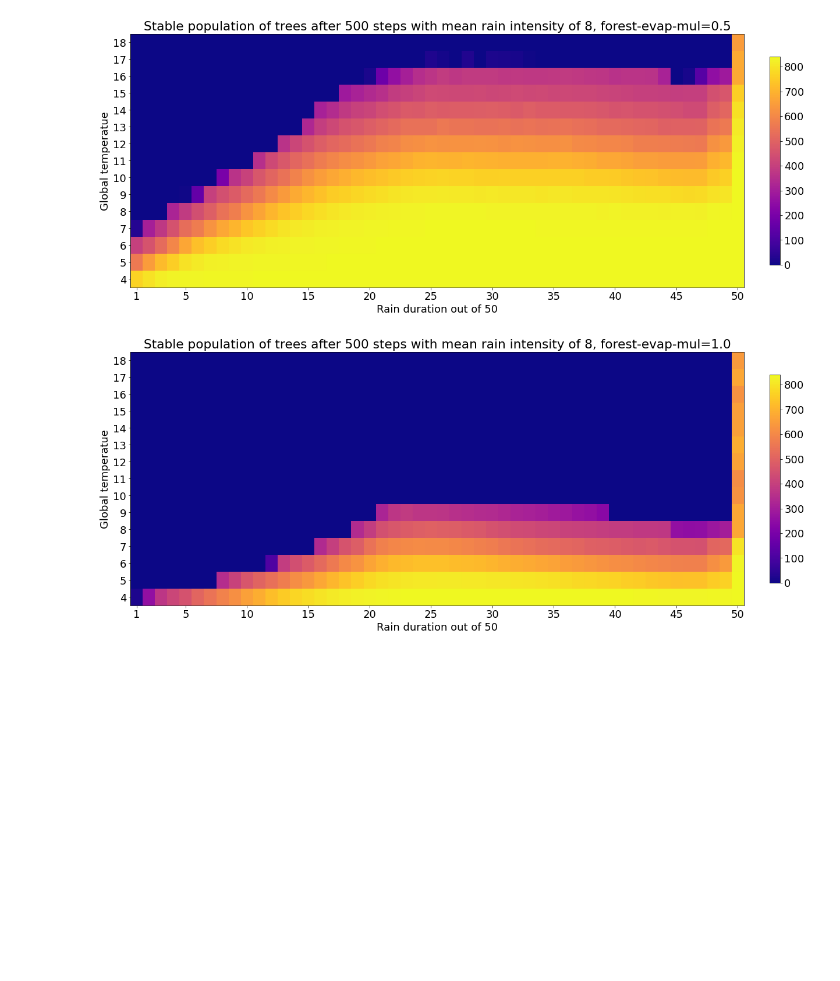
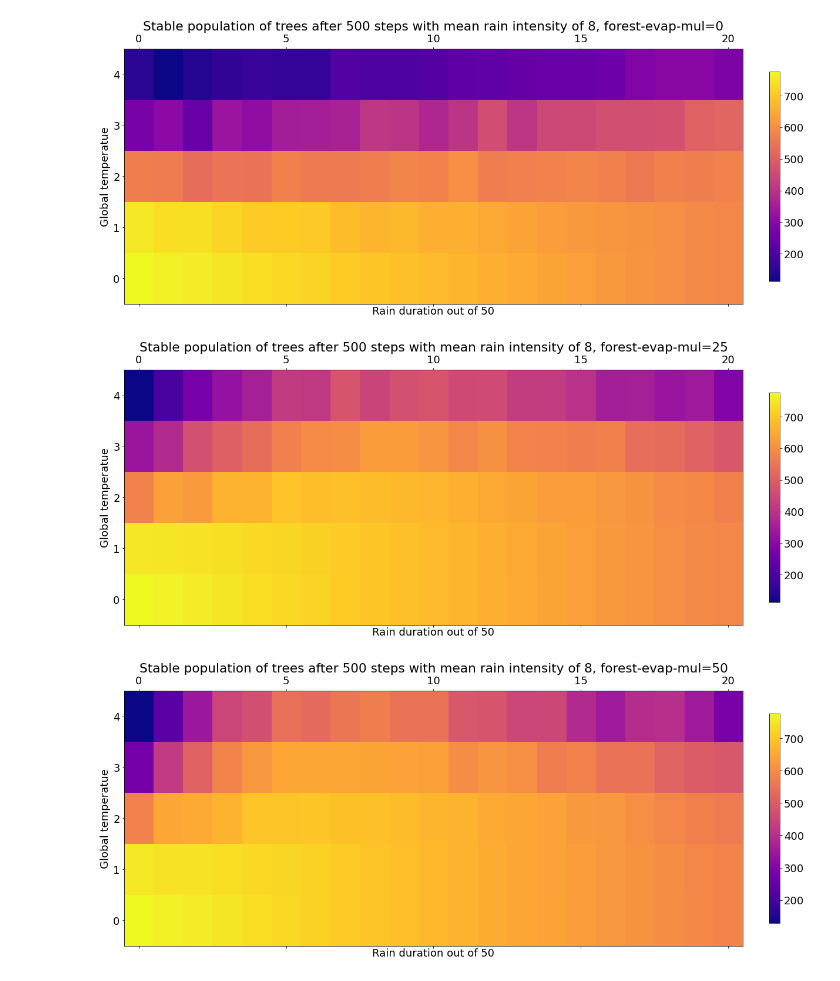
Before and after one commit to ZepZep/tree-line, a Jupyter notebook: experiments/explorer.ipynb, the cells around one changed output. Cells and saved outputs as stored; diff of their text form; code cells hidden in the pictures; blank space fills up the shorter version.

Commit message:
add forest-composition experiment, new output processing

```diff
--- a/experiments/explorer.ipynb
+++ b/experiments/explorer.ipynb
@@ -19,11 +4,15 @@ from itertools import chain
+# %%
+filename = "percent-dev-share.csv"
 # %%
 def get_values(path):
-    df = pd.read_csv(path, skiprows=18)
-    df = df.drop(columns="[all run data]")
+    df = pd.read_csv(path, skiprows=12)
+#     df = df.drop(columns="[all run data]")
+    df = df.drop(columns="[initial & final values]")
+
     df.columns = range(1, len(df.columns)+1)
-    df = df[500:].mean()
+    df = df.mean()
     return df
 
-values = get_values("evaporation temp-intensity-spreadsheet.csv")
+values = get_values(filename)
 values
 # %% [output]
@@ -50,7 +39,7 @@ def get_params(path):
         for i, row in enumerate(spamreader):
             if i < 6:
                 continue
-            if i >= 17:
+            if i >= 11:
                 break
 #             print(row)
             col = pd.Series(row[1:])
@@ -61,6 +50,6 @@ def get_params(path):
             df[row[0]] = col.convert_dtypes()
     return df
 
-params = get_params("evaporation temp-intensity-spreadsheet.csv")
+params = get_params(filename)
 params
 # %% [output]
@@ -95,7 +84,7 @@ def to_matrix(values, params, valindex, xcol, ycol):
     yindex = get_index(params[ycol])
 
     mats = {}
-    for evap_mul, rest_params in params.groupby("forest-evap-mul"):
+    for evap_mul, rest_params in params.groupby("oak-tolerance-share"):
 #         print(evap_mul)
         mat = np.zeros((len(yindex), len(xindex)))
         for param in rest_params.iloc:
@@ -114,39 +103,40 @@ def to_imgmat(mat):
     return mat
 
 def to_img(mat):
     im = Image.fromarray(np.uint8(cm.gist_earth(myarray)*255))
 
 
 def make_matrixes():
-    mats, xindex, yindex = to_matrix(values, params, "[run number]", "mean-rain-duration", "global-temperature")
+    mats, xindex, yindex = to_matrix(values, params, "[run number]", "oak-percentage", "rain-deviation")
     for evap_mul, mat in mats.items():
         title = f"Stable population of trees after 500 steps with mean rain intensity of 8, forest-evap-mul={evap_mul}"
         make_matrix(mat, title, xindex, yindex)
 #     mat = to_imgmat(mat)
 # img = to_img(mat)
 
 
 def make_matrix(mat, title, xindex, yindex):
     fig = plt.figure(figsize=(20, 8))
     ax = fig.add_subplot(111)
     cax = ax.matshow(mat, cmap="plasma", origin="lower", aspect="auto")
 #     print(ax.axes.get_ylabels())
-    ax.yaxis.set_major_locator(ticker.FixedLocator(range(len(yindex))))
-    ax.yaxis.set_ticklabels(list(yindex.keys()))
+#     ax.yaxis.set_major_locator(ticker.FixedLocator(range(len(yindex))))
+#     ax.yaxis.set_ticklabels(list(yindex.keys()))
 
     plt.colorbar(cax, fraction=0.0160, pad=0.04)
 
     ax.axes.set_title(title)
     ax.axes.set_ylabel("Global temperatue")
     ax.axes.set_xlabel("Rain duration out of 50")
 
-    ax.tick_params(axis="x", bottom=True, top=False, labelbottom=True, labeltop=False)
+#     ax.tick_params(axis="x", bottom=True, top=False, labelbottom=True, labeltop=False)
 
-#     ax.axes.set_xticks([x + 1 for x in ax.axes.get_xticks().tolist()[1:-1]])
-    ax.axes.set_xticks([0, *range(4, 50, 5)])
-    ax.axes.set_xticklabels([1, *range(5, 51, 5)])
+# #     ax.axes.set_xticks([x + 1 for x in ax.axes.get_xticks().tolist()[1:-1]])
+#     ax.axes.set_xticks([0, *range(4, 50, 5)])
+#     ax.axes.set_xticklabels([1, *range(5, 51, 5)])
 
 make_matrixes()
 # %% [output]
-[figure, old version]
+[figure, new version]
-[figure, old version]
+[figure, new version]
+[figure, added]
```
Also changed, not shown: parts of 4 cells of this notebook, 3 other files.
